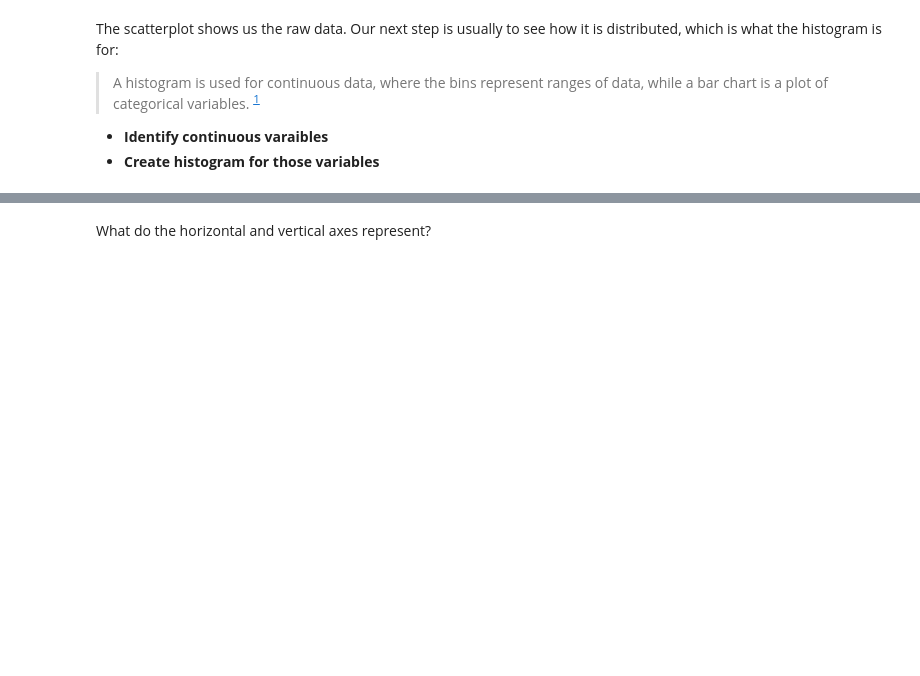
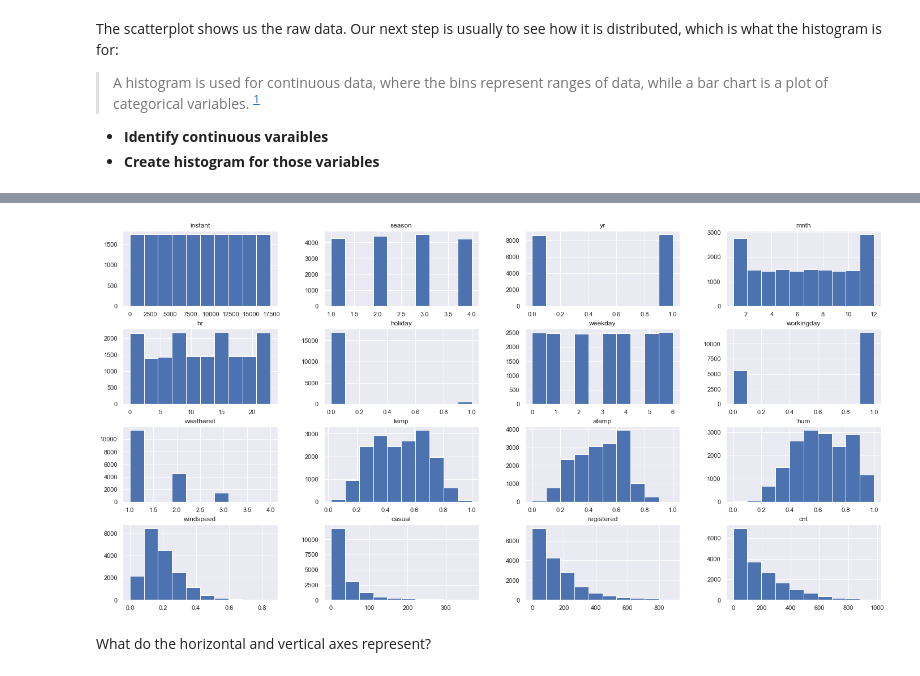
Before and after one commit to MonicaEstrada888/New_IoD, a Jupyter notebook: MODULE 3/IOD_Lab 3.1.2.ipynb, the cells around one changed output, grey strips where cells are left out. Cells and saved outputs as stored; diff of their text form; code cells hidden in the pictures; blank space fills up the shorter version.

```diff
--- a/MODULE 3/IOD_Lab 3.1.2.ipynb
+++ b/MODULE 3/IOD_Lab 3.1.2.ipynb
@@ -56,0 +85,4 @@ Index(['instant', 'dteday', 'season', 'yr', 'mnth', 'hr', 'holiday', 'weekday',
+# %%
+# To know the type of the data (integers, floats, booleans, etc.)
+bikes = pd.read_csv("bikeshare.csv")
+bikes.dtypes
@@ -142,3 +207,8 @@ The scatterplot shows us the raw data. Our next step is usually to see how it is
+# %%
+#Histograms of continuos variables of the dataset
+hist = bikes.hist(bins=10)
+# %% [output]
+[figure, added]
 # %% [markdown]
 What do the horizontal and vertical axes represent?
 # %% [markdown]
```
Also changed, not shown: parts of 93 cells of this notebook.
